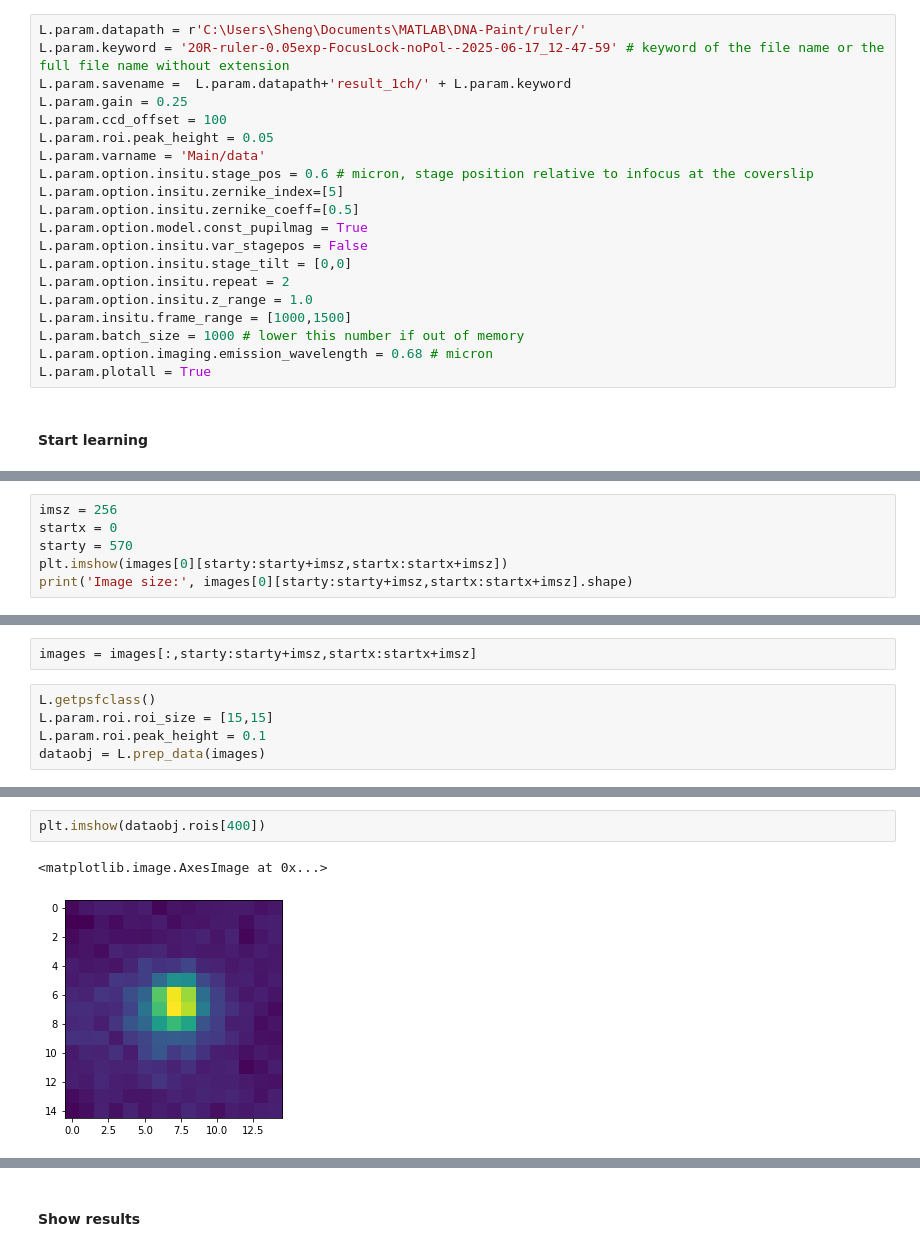
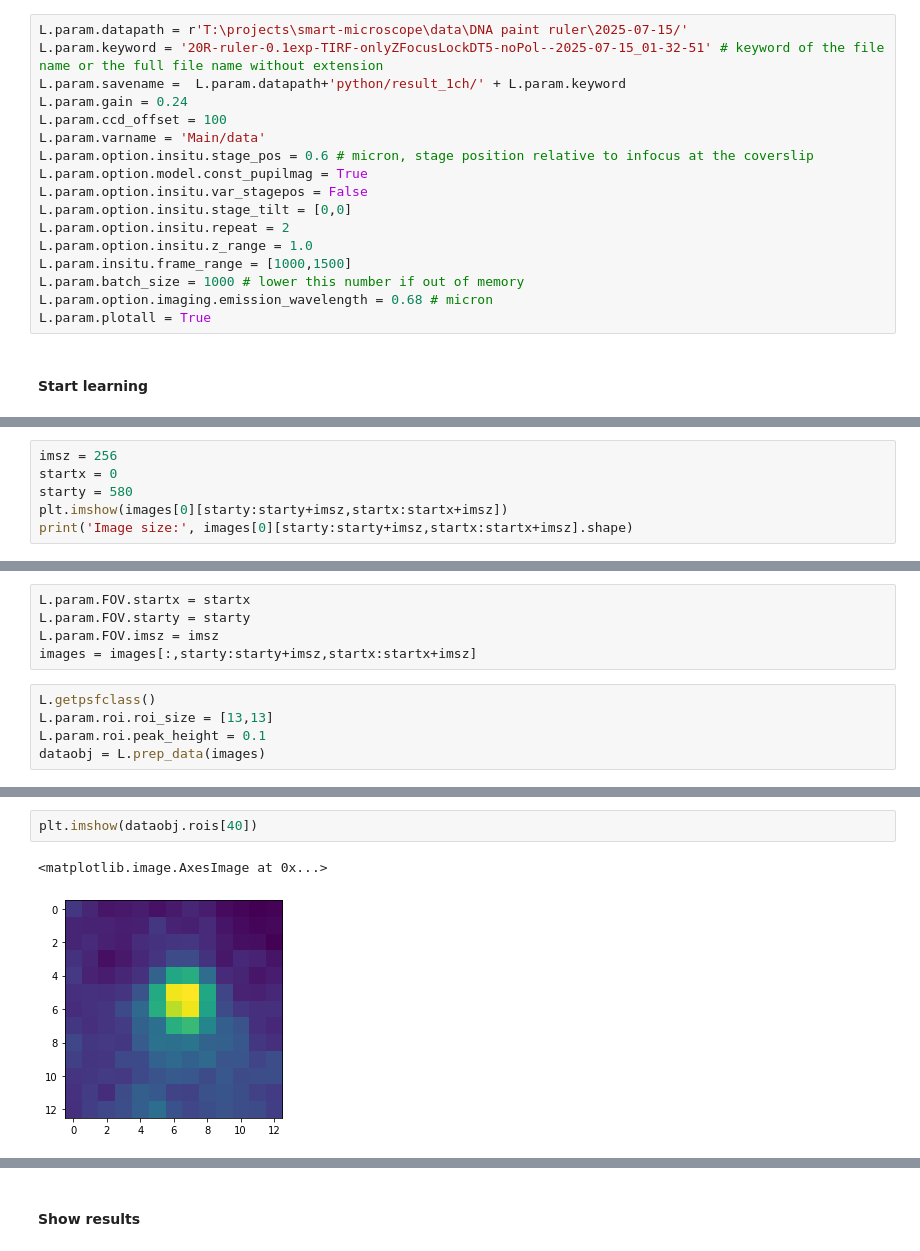
Before and after one commit to ries-lab/uiPSF, a Jupyter notebook: dev_fig/demo_insituPSF_1ch_smart_cell.ipynb, the cells around one changed output, grey strips where cells are left out. Cells and saved outputs as stored; diff of their text form.

```diff
--- a/dev_fig/demo_insituPSF_1ch_smart_cell.ipynb
+++ b/dev_fig/demo_insituPSF_1ch_smart_cell.ipynb
@@ -33,16 +33,13 @@ L.param = io.param.combine(basefile='config_base',psftype='insitu',channeltype='
 # %% [markdown]
 #### Edit user defined parameters
 # %%
-L.param.datapath = r'C:\Users\Sheng\Documents\MATLAB\DNA-Paint/ruler/'
-L.param.keyword = '20R-ruler-0.05exp-FocusLock-noPol--2025-06-17_12-47-59' # keyword of the file name or the full file name without extension
-L.param.savename =  L.param.datapath+'result_1ch/' + L.param.keyword
-L.param.gain = 0.25
+L.param.datapath = r'T:\projects\smart-microscope\data\DNA paint ruler\2025-07-15/'
+L.param.keyword = '20R-ruler-0.1exp-TIRF-onlyZFocusLockDT5-noPol--2025-07-15_01-32-51' # keyword of the file name or the full file name without extension
+L.param.savename =  L.param.datapath+'python/result_1ch/' + L.param.keyword
+L.param.gain = 0.24
 L.param.ccd_offset = 100
-L.param.roi.peak_height = 0.05
 L.param.varname = 'Main/data'
 L.param.option.insitu.stage_pos = 0.6 # micron, stage position relative to infocus at the coverslip
-L.param.option.insitu.zernike_index=[5]
-L.param.option.insitu.zernike_coeff=[0.5]
 L.param.option.model.const_pupilmag = True
 L.param.option.insitu.var_stagepos = False
 L.param.option.insitu.stage_tilt = [0,0]
@@ -68,7 +65,7 @@ plt.imshow(images[0])
 # %%
 imsz = 256
 startx = 0
-starty = 570
+starty = 580
 plt.imshow(images[0][starty:starty+imsz,startx:startx+imsz])
 print('Image size:', images[0][starty:starty+imsz,startx:startx+imsz].shape)
 # %% [output]
@@ -77,8 +74,11 @@ print('Image size:', images[0][starty:starty+imsz,startx:startx+imsz].shape)
 # %%
+L.param.FOV.startx = startx
+L.param.FOV.starty = starty
+L.param.FOV.imsz = imsz
 images = images[:,starty:starty+imsz,startx:startx+imsz]
 # %%
 L.getpsfclass()
-L.param.roi.roi_size = [15,15]
+L.param.roi.roi_size = [13,13]
 L.param.roi.peak_height = 0.1
 dataobj = L.prep_data(images)
 # %% [output]
@@ -87,5 +87,5 @@ rois shape channel : (13241, 15, 15)
 # %%
-plt.imshow(dataobj.rois[400])
+plt.imshow(dataobj.rois[40])
 # %% [output]
 <matplotlib.image.AxesImage at 0x...>
-[figure, old version]
+[figure, new version]
```
Also changed, not shown: parts of 11 cells of this notebook, 7 other files.
